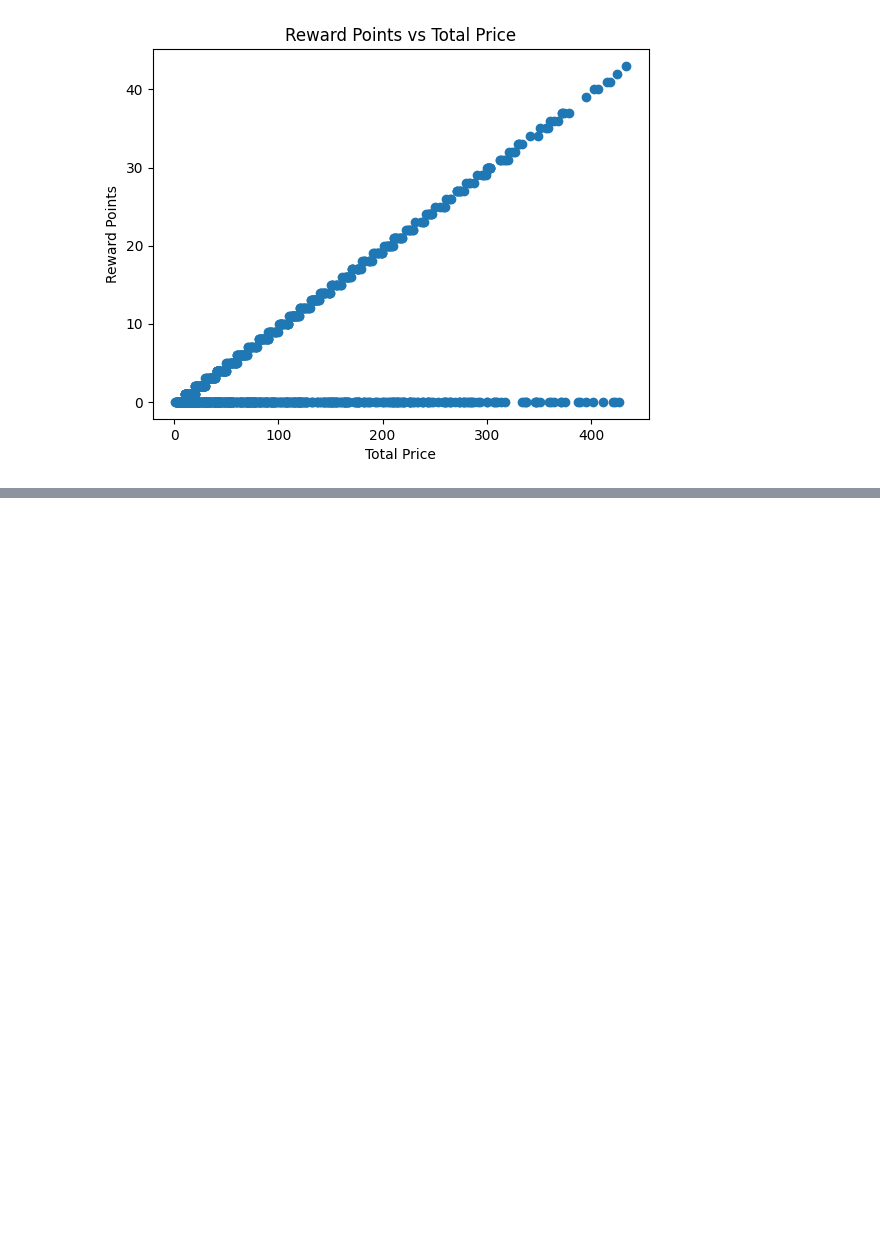
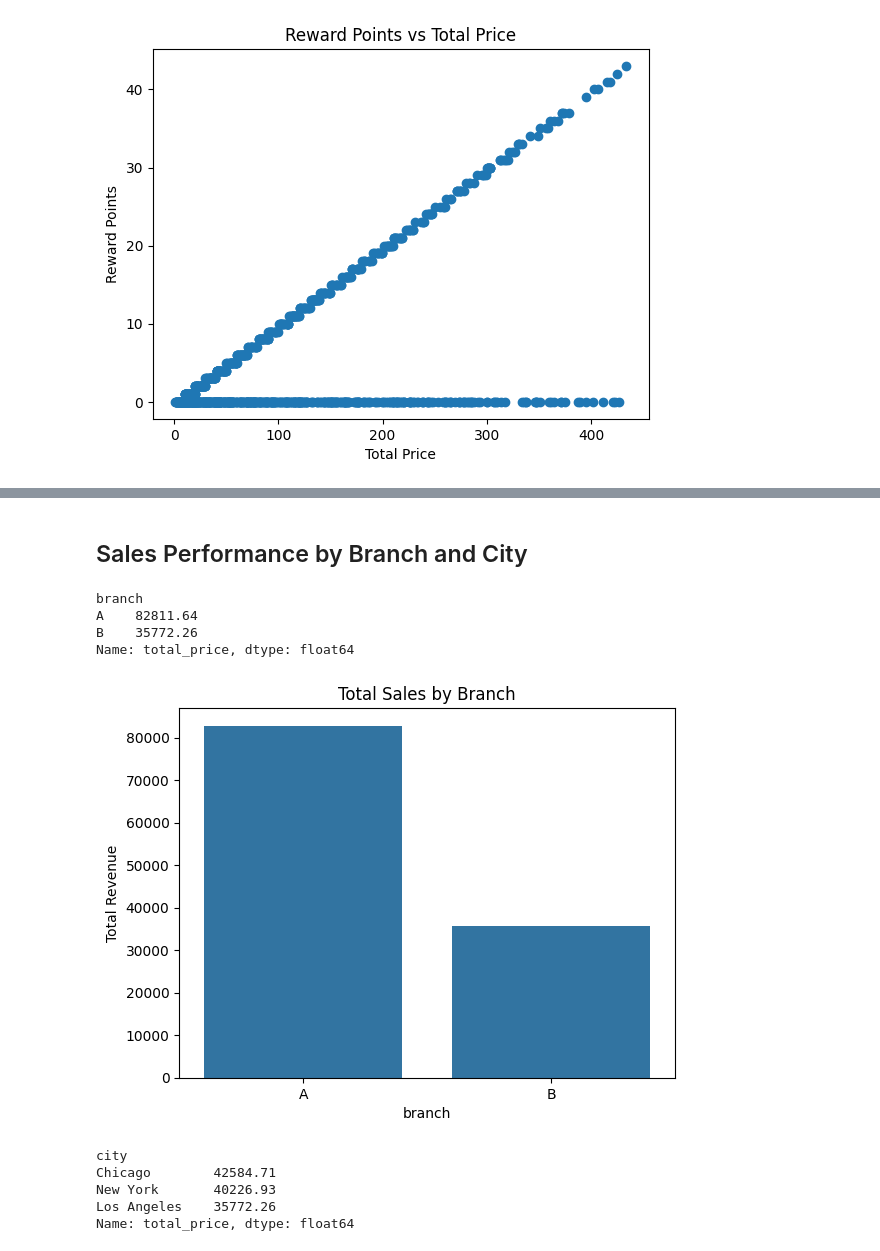
Before and after one commit to akyasasvi-code/Retail_Sales_Analysis, a Jupyter notebook: Super_Market.ipynb, the cells around one changed output, grey strips where cells are left out. Saved outputs shown, nothing was run; the diff lists cells and outputs as text; code cells hidden in the pictures; blank space fills up the shorter version.

```diff
--- a/Super_Market.ipynb
+++ b/Super_Market.ipynb
@@ -108,0 +157,24 @@ plt.show()
+# %% [markdown]
+## Sales Performance by Branch and City
+# %%
+branch_sales = df.groupby("branch")["total_price"].sum().sort_values(ascending=False)
+print(branch_sales)
+
+sns.barplot(x=branch_sales.index, y=branch_sales.values)
+plt.title("Total Sales by Branch")
+plt.ylabel("Total Revenue")
+plt.show()
+
+city_sales = df.groupby("city")["total_price"].sum().sort_values(ascending=False)
+print(city_sales)
+# %% [output]
+branch
+A    82811.64
+B    35772.26
+Name: total_price, dtype: float64
+[figure, added]
+city
+Chicago        42584.71
+New York       40226.93
+Los Angeles    35772.26
+Name: total_price, dtype: float64
```
Also changed, not shown: parts of 22 cells of this notebook.
